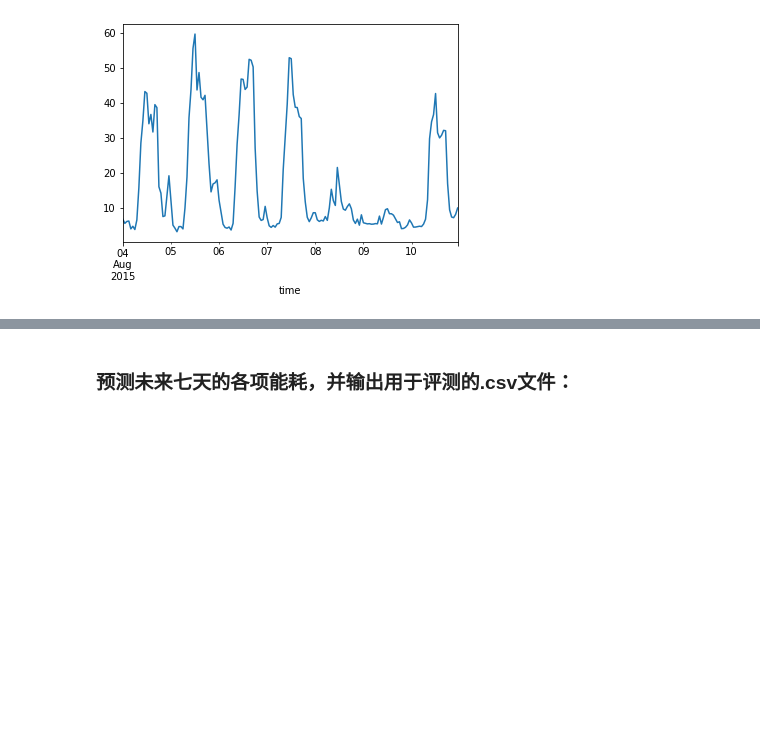
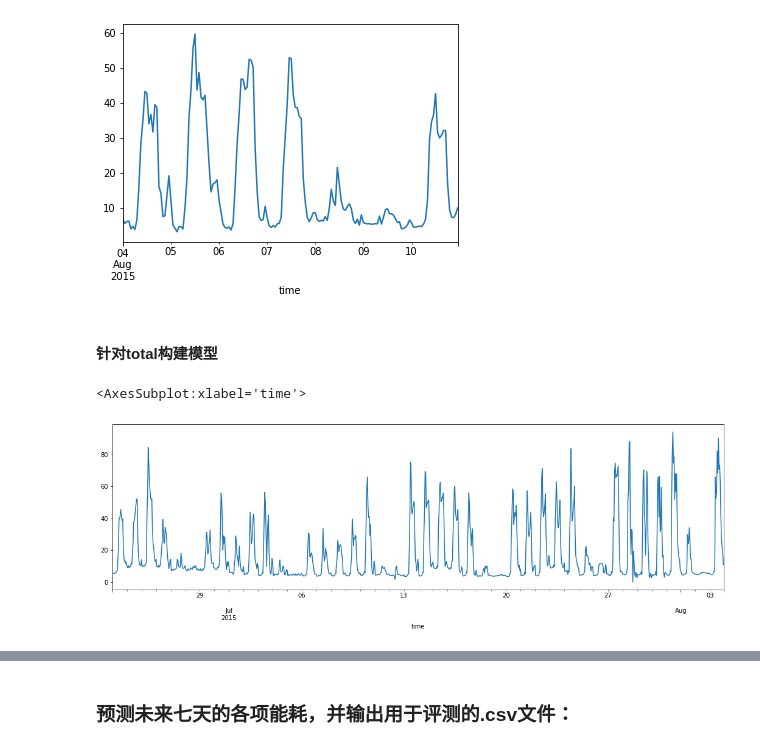
Before and after one commit to ZongXR/Smart-Building-Energy-Consumption-Prediction, a Jupyter notebook: notebooks/LightGBM.ipynb, the cells around one changed output, grey strips where cells are left out. Drawn from its saved outputs; the diff is of its cells as text; code cells hidden in the pictures; blank space fills up the shorter version.

```diff
--- a/notebooks/LightGBM.ipynb
+++ b/notebooks/LightGBM.ipynb
@@ -339,3 +339,10 @@ data_air.loc["2015-08-04 00:00:00" : "2015-08-10 23:00:00", "value_air"].plot()
 # %% [output]
 <AxesSubplot:xlabel='time'>
 [figure]
+# %% [markdown]
+<h4>针对total构建模型</h4>
+# %%
+(data["value_air"] + data["value_socket"] + data["value_light"]).loc["2015-06-23 00:00:00" : "2015-08-03 23:00:00"].plot(figsize=(18,5))
+# %% [output]
+<AxesSubplot:xlabel='time'>
+[figure, added]
```
Also changed, not shown: parts of 6 cells of this notebook, 2 other files.
